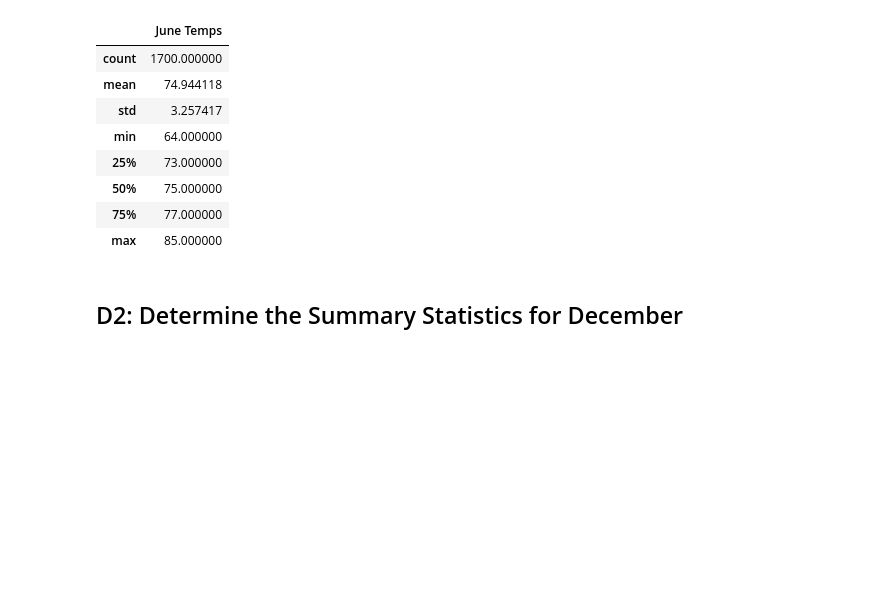
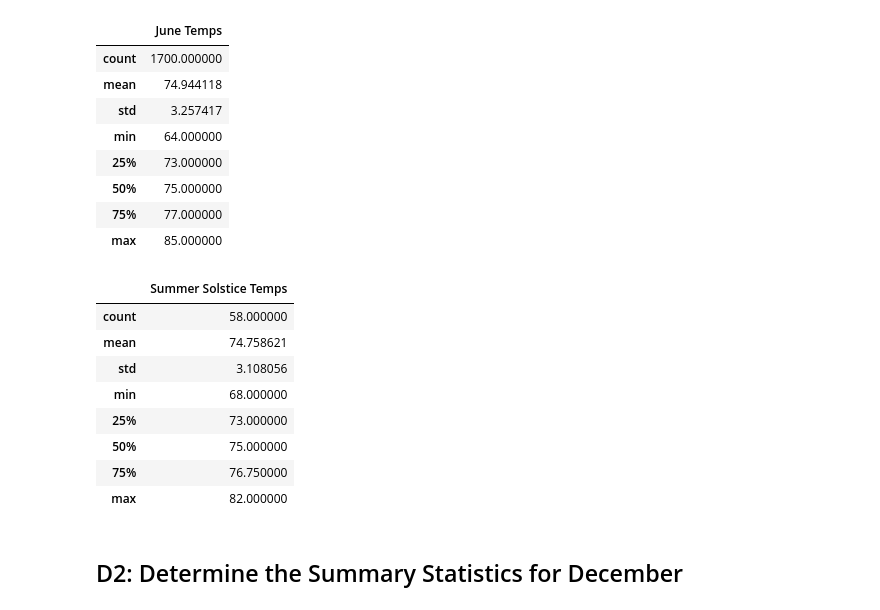
Before and after one commit to a2zvargas/surfs_up, a Jupyter notebook: SurfsUp_Challenge.ipynb, the cells around one changed output. Saved outputs shown, nothing was run; the diff lists cells and outputs as text; code cells hidden in the pictures; blank space fills up the shorter version.

```diff
--- a/SurfsUp_Challenge.ipynb
+++ b/SurfsUp_Challenge.ipynb
@@ -49,6 +102,20 @@ june_temps_df.describe()
 | 50% | 75.000000 |
 | 75% | 77.000000 |
 | max | 85.000000 |
+# %%
+summer_sol_results = session.query(Measurement.date, Measurement.tobs).filter(extract('month', Measurement.date)==6).filter(extract('day', Measurement.date)==21).all()
+summer_sol_df = pd.DataFrame(summer_sol_results, columns=['Date','Summer Solstice Temps'])
+summer_sol_df.describe()
+# %% [output]
+|  | Summer Solstice Temps |
+| count | 58.000000 |
+| mean | 74.758621 |
+| std | 3.108056 |
+| min | 68.000000 |
+| 25% | 73.000000 |
+| 50% | 75.000000 |
+| 75% | 76.750000 |
+| max | 82.000000 |
 # %% [markdown]
 ## D2: Determine the Summary Statistics for December
 # %%
```
Also changed, not shown: parts of 7 cells of this notebook.
